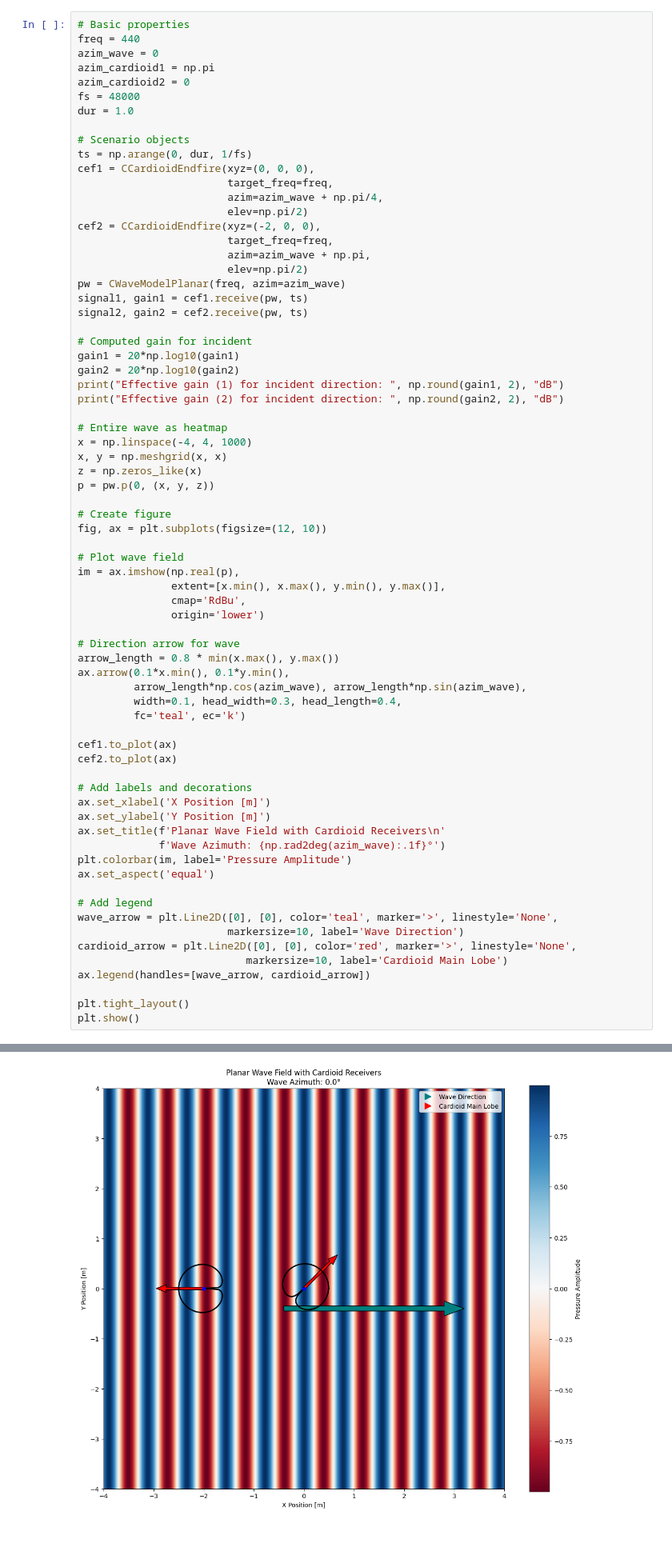
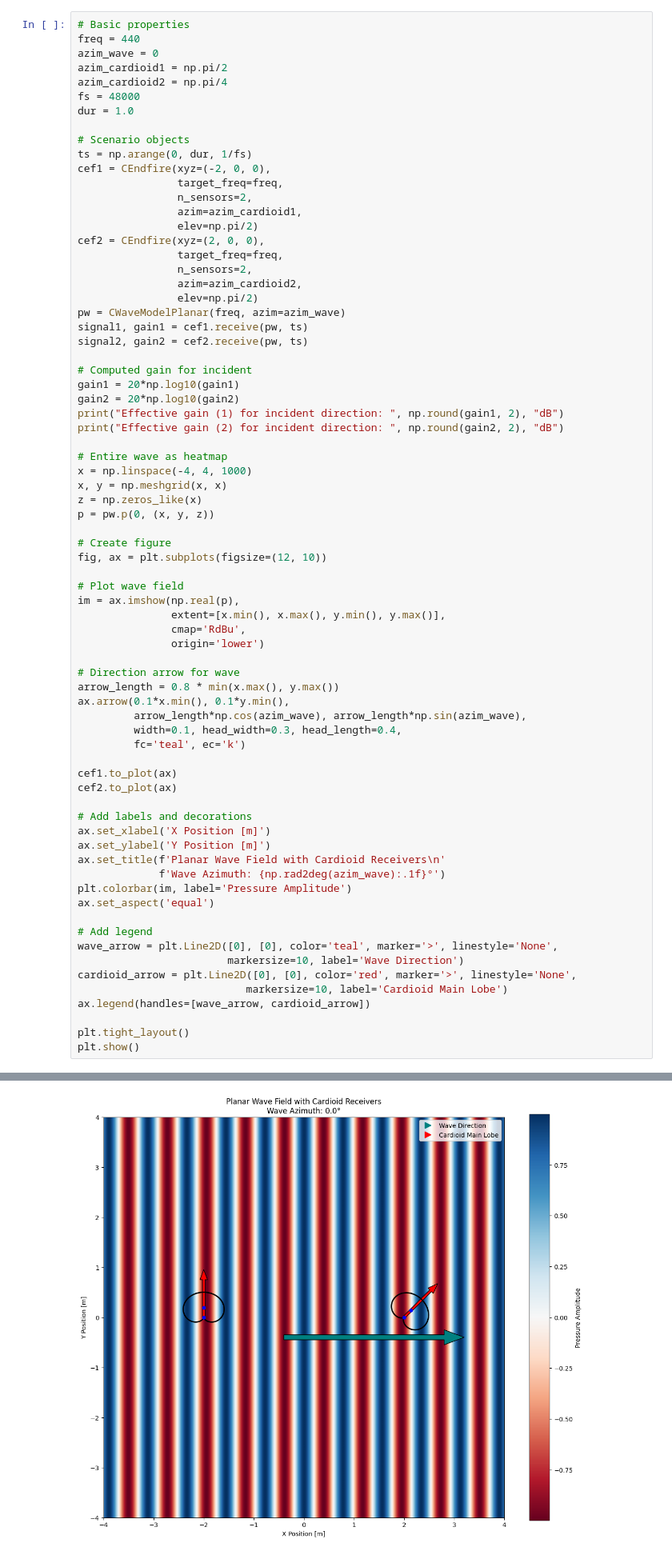
Before and after one commit to jake-is-ESD-protected/endfire-sim, a Jupyter notebook: examples/endfire/planar_2D_endfire.ipynb, the cells around one changed output, grey strips where cells are left out. Shown at 80% size. Saved outputs shown, nothing was run; the diff lists cells and outputs as text.

```diff
--- a/examples/endfire/planar_2D_endfire.ipynb
+++ b/examples/endfire/planar_2D_endfire.ipynb
@@ -7,21 +7,23 @@ import numpy as np
 # Basic properties
 freq = 440
 azim_wave = 0
-azim_cardioid1 = np.pi
-azim_cardioid2 = 0
+azim_cardioid1 = np.pi/2
+azim_cardioid2 = np.pi/4
 fs = 48000
 dur = 1.0
 
 # Scenario objects
 ts = np.arange(0, dur, 1/fs)
-cef1 = CCardioidEndfire(xyz=(0, 0, 0),
-                        target_freq=freq,
-                        azim=azim_wave + np.pi/4,
-                        elev=np.pi/2)
-cef2 = CCardioidEndfire(xyz=(-2, 0, 0),
-                        target_freq=freq,
-                        azim=azim_wave + np.pi,
-                        elev=np.pi/2)
+cef1 = CEndfire(xyz=(-2, 0, 0),
+                target_freq=freq,
+                n_sensors=2,
+                azim=azim_cardioid1,
+                elev=np.pi/2)
+cef2 = CEndfire(xyz=(2, 0, 0),
+                target_freq=freq,
+                n_sensors=2,
+                azim=azim_cardioid2,
+                elev=np.pi/2)
 pw = CWaveModelPlanar(freq, azim=azim_wave)
 signal1, gain1 = cef1.receive(pw, ts)
 signal2, gain2 = cef2.receive(pw, ts)
@@ -80,4 +82,4 @@ Effective gain (2) for incident direction:  6.02 dB
-[figure, old version]
+[figure, new version]
 # %%
 plt.plot(ts[:1000], np.real(signal1)[:1000])
 print(np.max(np.real(signal1)))
```
Also changed, not shown: parts of 3 cells of this notebook, 3 other files.
